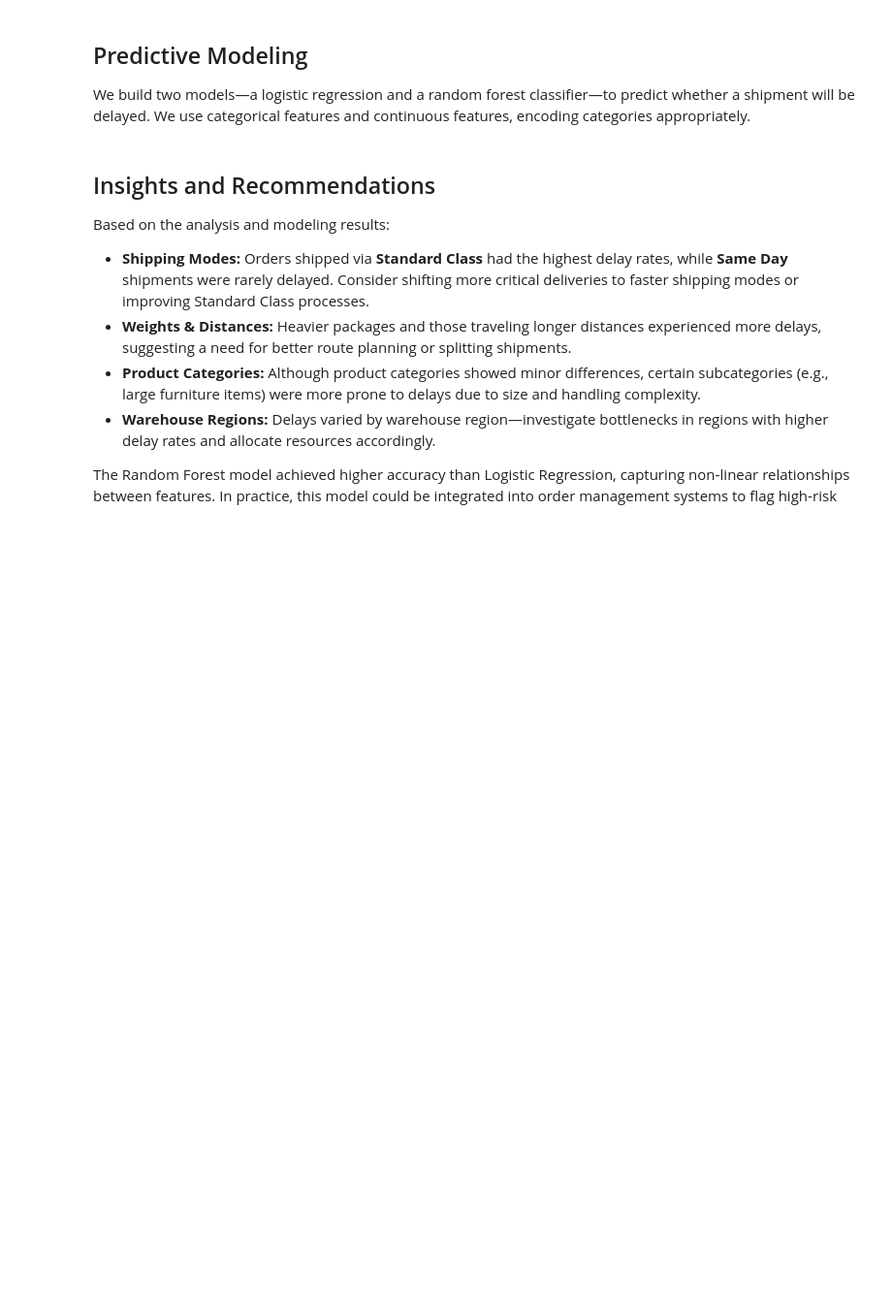
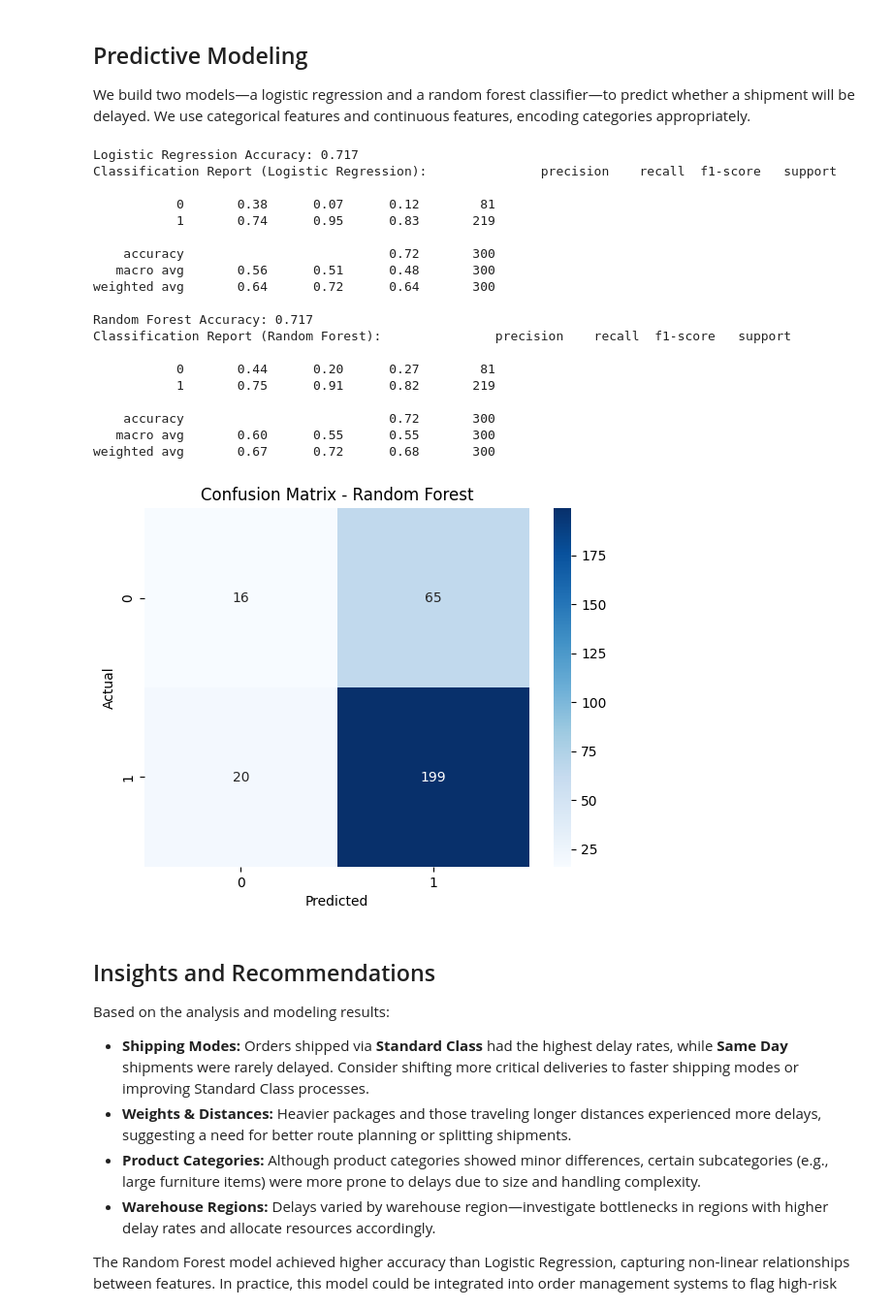
Before and after one commit to shreyapatil9480/logistics-delay-analysis, a Jupyter notebook: logistics_delay_analysis.ipynb, the cells around one changed output. Shown: that part at 97% size. Cells and saved outputs as stored; diff of their text form; code cells hidden in the pictures; blank space fills up the shorter version.

```diff
--- a/logistics_delay_analysis.ipynb
+++ b/logistics_delay_analysis.ipynb
@@ -109,39 +148,56 @@ log_reg = Pipeline(steps=[
     ('classifier', LogisticRegression(max_iter=1000))
 ])
 
 # Fit model
 log_reg.fit(X_train, y_train)
 
 # Predict and evaluate
 y_pred_lr = log_reg.predict(X_test)
 acc_lr = accuracy_score(y_test, y_pred_lr)
 print('Logistic Regression Accuracy:', round(acc_lr, 3))
-print('
-Classification Report (Logistic Regression):
-', classification_report(y_test, y_pred_lr))
+print('Classification Report (Logistic Regression):', classification_report(y_test, y_pred_lr))
 
 # Random Forest Pipeline
 rf = Pipeline(steps=[
     ('preprocessor', preprocessor),
     ('classifier', RandomForestClassifier(n_estimators=200, random_state=42))
 ])
 
 rf.fit(X_train, y_train)
 
 y_pred_rf = rf.predict(X_test)
 acc_rf = accuracy_score(y_test, y_pred_rf)
 print('Random Forest Accuracy:', round(acc_rf, 3))
-print('
-Classification Report (Random Forest):
-', classification_report(y_test, y_pred_rf))
+print('Classification Report (Random Forest):', classification_report(y_test, y_pred_rf))
 
 # Confusion matrix for Random Forest
 cm = confusion_matrix(y_test, y_pred_rf)
 sns.heatmap(cm, annot=True, fmt='d', cmap='Blues')
 plt.title('Confusion Matrix - Random Forest')
 plt.xlabel('Predicted')
 plt.ylabel('Actual')
 plt.show()
+# %% [output]
+Logistic Regression Accuracy: 0.717
+Classification Report (Logistic Regression):               precision    recall  f1-score   support
+
+           0       0.38      0.07      0.12        81
+           1       0.74      0.95      0.83       219
+
+    accuracy                           0.72       300
+   macro avg       0.56      0.51      0.48       300
+weighted avg       0.64      0.72      0.64       300
+
+Random Forest Accuracy: 0.717
+Classification Report (Random Forest):               precision    recall  f1-score   support
+
+           0       0.44      0.20      0.27        81
+           1       0.75      0.91      0.82       219
+
+    accuracy                           0.72       300
+   macro avg       0.60      0.55      0.55       300
+weighted avg       0.67      0.72      0.68       300
+[figure, added]
 # %% [markdown]
 ## Insights and Recommendations
 
```
Also changed, not shown: parts of 5 cells of this notebook.
